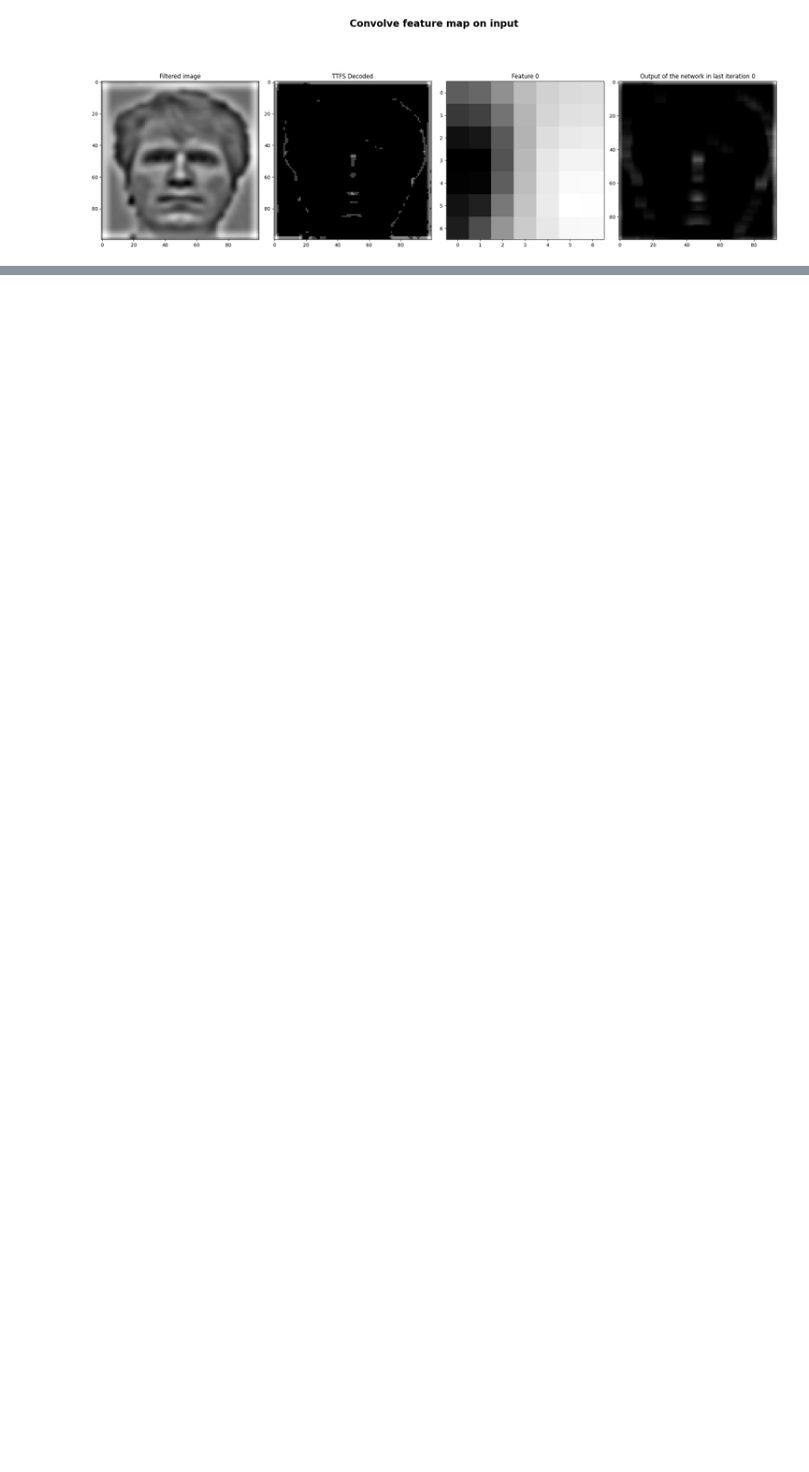
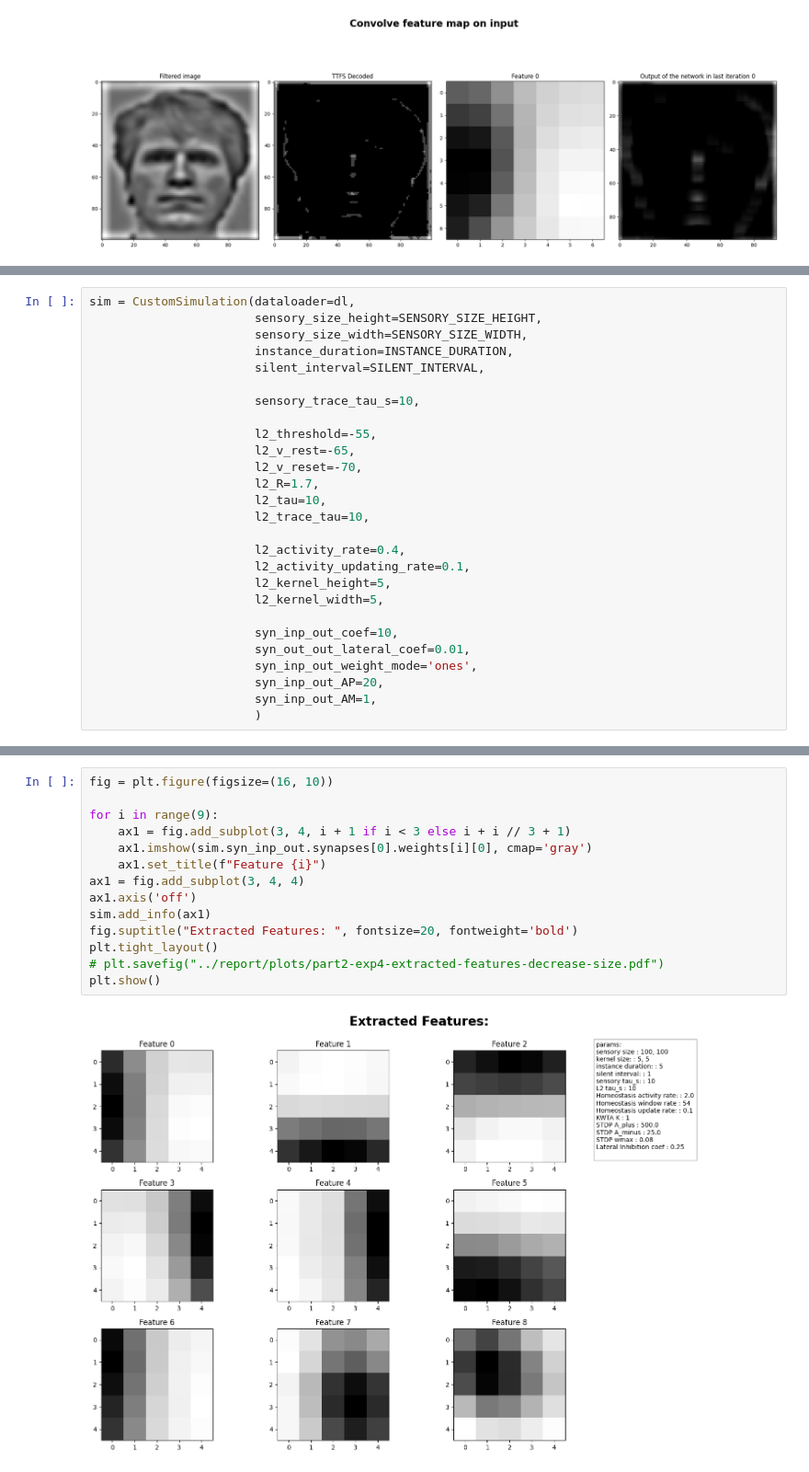
Before and after one commit to Amir-Entezari/neuroscience-convolutional-spiking-neural-network, a Jupyter notebook: notebooks/part2.ipynb, the cells around one changed output, grey strips where cells are left out. Shown at 92% size. Drawn from its saved outputs; the diff is of its cells as text; blank space fills up the shorter version.

Commit message:
feat(experiment): experiment the model with small kernel size

```diff
--- a/notebooks/part2.ipynb
+++ b/notebooks/part2.ipynb
@@ -774,0 +777,27 @@ plt.show()
+# %%
+sim = CustomSimulation(dataloader=dl,
+                       sensory_size_height=SENSORY_SIZE_HEIGHT,
+                       sensory_size_width=SENSORY_SIZE_WIDTH,
+                       instance_duration=INSTANCE_DURATION,
+                       silent_interval=SILENT_INTERVAL,
+
+                       sensory_trace_tau_s=10,
+
+                       l2_threshold=-55,
+                       l2_v_rest=-65,
+                       l2_v_reset=-70,
+                       l2_R=1.7,
+                       l2_tau=10,
+                       l2_trace_tau=10,
+
+                       l2_activity_rate=0.4,
+                       l2_activity_updating_rate=0.1,
+                       l2_kernel_height=5,
+                       l2_kernel_width=5,
+
+                       syn_inp_out_coef=10,
+                       syn_out_out_lateral_coef=0.01,
+                       syn_inp_out_weight_mode='ones',
+                       syn_inp_out_AP=20,
+                       syn_inp_out_AM=1,
+                       )
@@ -774,0 +817,16 @@ plt.show()
+# %%
+fig = plt.figure(figsize=(16, 10))
+
+for i in range(9):
+    ax1 = fig.add_subplot(3, 4, i + 1 if i < 3 else i + i // 3 + 1)
+    ax1.imshow(sim.syn_inp_out.synapses[0].weights[i][0], cmap='gray')
+    ax1.set_title(f"Feature {i}")
+ax1 = fig.add_subplot(3, 4, 4)
+ax1.axis('off')
+sim.add_info(ax1)
+fig.suptitle("Extracted Features: ", fontsize=20, fontweight='bold')
+plt.tight_layout()
+# plt.savefig("../report/plots/part2-exp4-extracted-features-decrease-size.pdf")
+plt.show()
+# %% [output]
+[figure, added]
```
Also changed, not shown: parts of 5 cells of this notebook.
